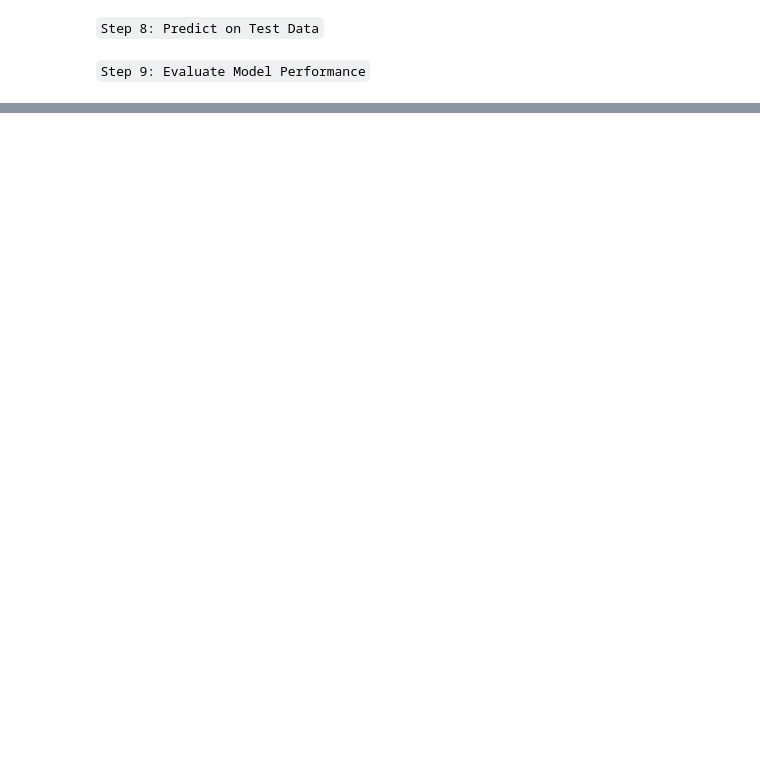
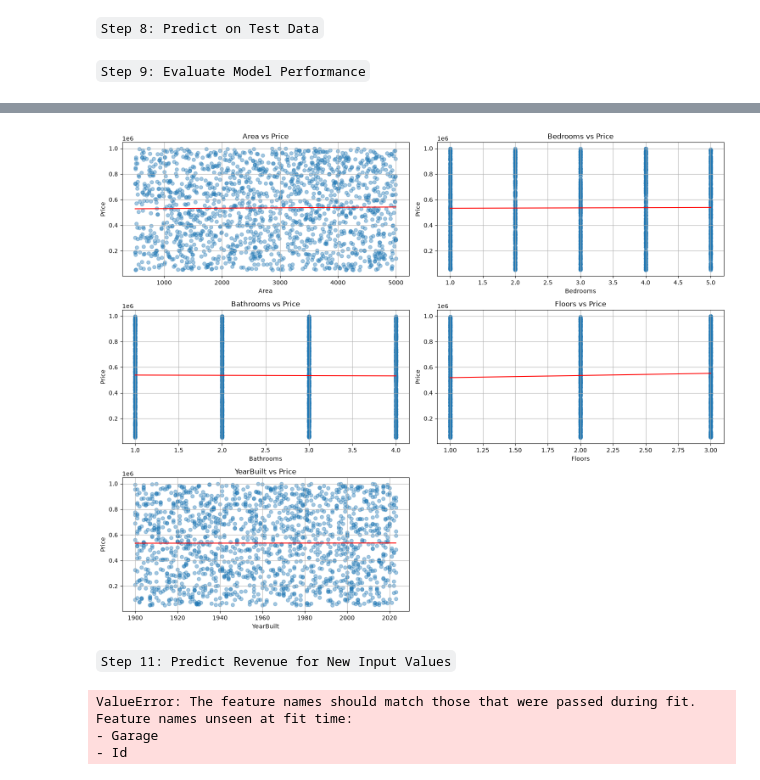
Before and after one commit to DevNaolAyana/Machine-Learning-SEng4091, a Jupyter notebook: 02_Supervised_Learning/Lab04_House_Price_Prediction.ipynb, the cells around one changed output, grey strips where cells are left out. Cells and saved outputs as stored; diff of their text form; code cells hidden in the pictures; blank space fills up the shorter version.

```diff
--- a/02_Supervised_Learning/Lab04_House_Price_Prediction.ipynb
+++ b/02_Supervised_Learning/Lab04_House_Price_Prediction.ipynb
@@ -185,0 +210,63 @@ Mean Absolute Percentage Error (MAPE): 78.16 %
+# %%
+# Step 11: Visualize Feature vs Price Relationships
+import matplotlib.pyplot as plt
+import numpy as np
+from sklearn.linear_model import LinearRegression
+
+# We select the features we used
+features = ['Area', 'Bedrooms', 'Bathrooms', 'Floors', 'YearBuilt']
+
+# Create a grid of plots (3 rows, 2 columns = 6 spots)
+plt.figure(figsize=(15, 12))
+
+for i, feature in enumerate(features, 1):
+    plt.subplot(3, 2, i)
+    x = X_train[feature].values.reshape(-1, 1)
+    y = y_train
+
+    # Fit a simple model just for this 1 feature to draw the red line
+    model_single = LinearRegression()
+    model_single.fit(x, y)
+
+    x_line = np.linspace(x.min(), x.max(), 100).reshape(-1, 1)
+    y_line = model_single.predict(x_line)
+
+    # Plot the dots and the line
+    plt.scatter(x, y, alpha=0.4)
+    plt.plot(x_line, y_line, color='red')
+
+    # Labels
+    plt.title(f'{feature} vs Price')
+    plt.xlabel(feature)
+    plt.ylabel("Price")
+    plt.grid(True)
+
+plt.tight_layout()
+plt.show()
+# %% [output]
+[figure, added]
+# %% [markdown]
+`Step 11: Predict Revenue for New Input Values`
+# %%
+# Step 11: Predict Price for New Input Values
+new_data = X_train.iloc[[0]].copy()
+
+new_data['Id'] = 2001
+new_data['Area'] = 2500
+new_data['Bedrooms'] = 4
+new_data['Bathrooms'] = 3
+new_data['Floors'] = 2
+new_data['YearBuilt'] = 2020
+new_data['Garage'] = 1
+
+# Reorder the columns to exactly match the training data just in case
+new_data = new_data[X_train.columns]
+
+predicted_price = model.predict(new_data)
+print("Predicted House Price:", predicted_price[0])
+print("Predicted House Price:", round(predicted_price[0], 2))
+# %% [output]
+ValueError: The feature names should match those that were passed during fit.
+Feature names unseen at fit time:
+- Garage
+- Id
```
Also changed, not shown: parts of 5 cells of this notebook.
